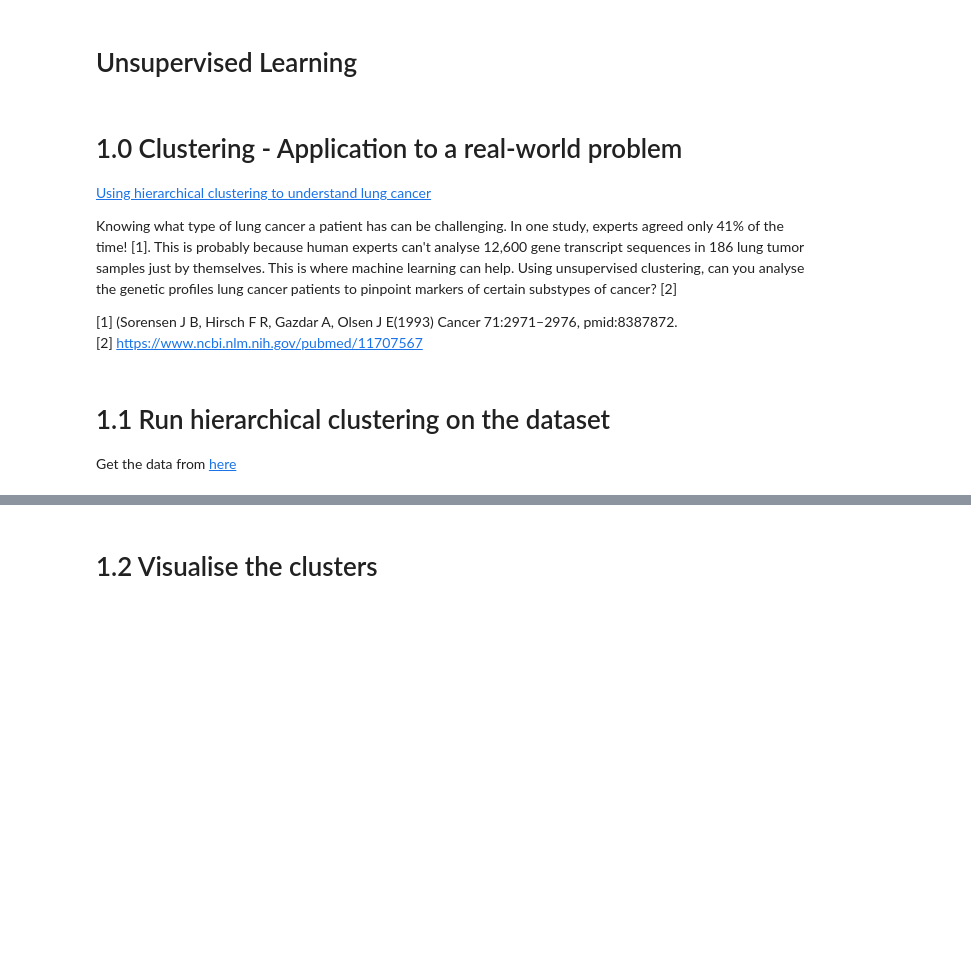
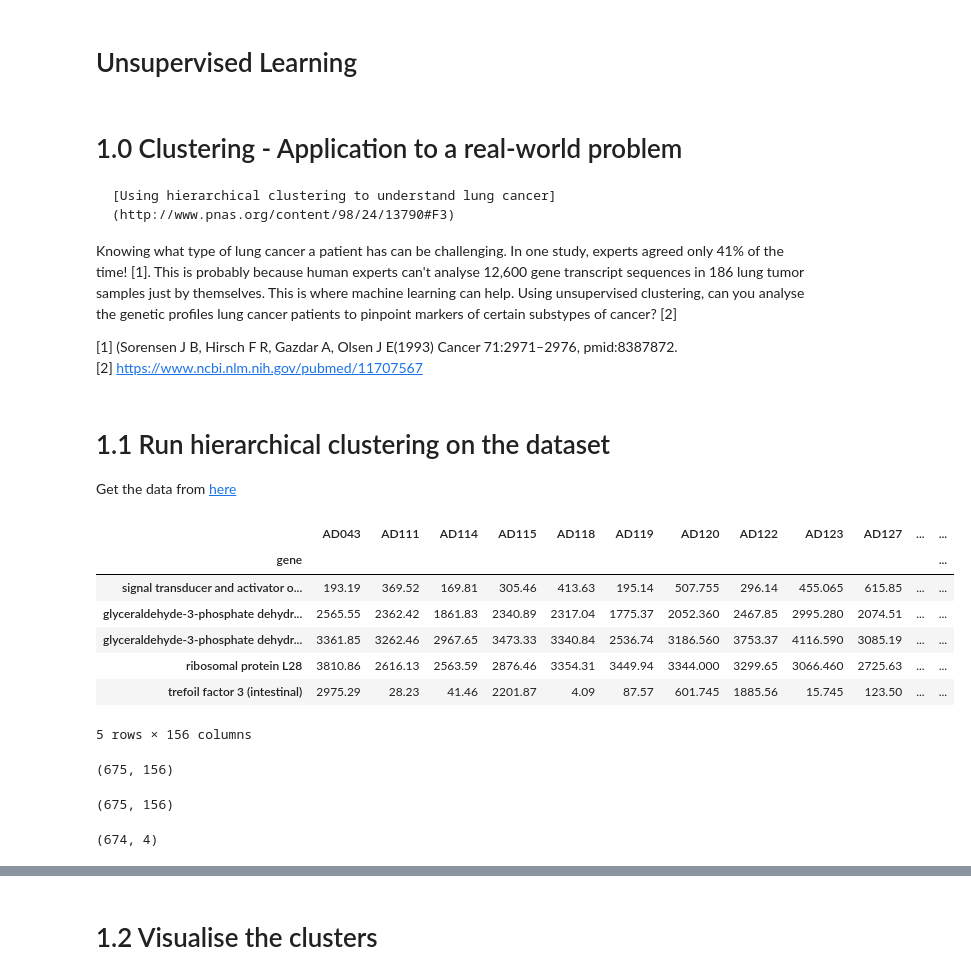
Before and after one commit to jeannefukumaru/aiap_02_unsupervised, a Jupyter notebook: clustering_cancer.ipynb, the cells around one changed output, grey strips where cells are left out. Drawn from its saved outputs; the diff is of its cells as text; code cells hidden in the pictures; blank space fills up the shorter version.

Commit message:
hierarchical clustering first pass

```diff
--- a/clustering_cancer.ipynb
+++ b/clustering_cancer.ipynb
@@ -3,7 +3,7 @@
 # %% [markdown]
 # 1.0 Clustering - Application to a real-world problem
 
-[Using hierarchical clustering to understand lung cancer](http://www.pnas.org/content/98/24/13790#F3)
+    [Using hierarchical clustering to understand lung cancer](http://www.pnas.org/content/98/24/13790#F3)
 
 Knowing what type of lung cancer a patient has can be challenging. In one study, experts agreed only 41% of the time! [1]. This is probably because human experts can't analyse 12,600 gene transcript sequences in 186 lung tumor samples just by themselves. This is where machine learning can help. Using unsupervised clustering, can you analyse the genetic profiles lung cancer patients to pinpoint markers of certain substypes of cancer? [2]
 
@@ -15,0 +31,21 @@ Get the data from [here](pubs.broadinstitute.org/mpr/projects/LUNG/DatasetB_675g
+# %%
+df = pd.read_csv('data/interim/DatasetB_675gene.csv', index_col='gene')
+df.head()
+# %% [output]
+|  | AD043 | AD111 | AD114 | AD115 | AD118 | AD119 | AD120 | AD122 | AD123 | AD127 | ... | ... |
+| gene |  |  |  |  |  |  |  |  |  |  |  | ... |
+| signal transducer and activator o... | 193.19 | 369.52 | 169.81 | 305.46 | 413.63 | 195.14 | 507.755 | 296.14 | 455.065 | 615.85 | ... | ... |
+| glyceraldehyde-3-phosphate dehydr... | 2565.55 | 2362.42 | 1861.83 | 2340.89 | 2317.04 | 1775.37 | 2052.360 | 2467.85 | 2995.280 | 2074.51 | ... | ... |
+| glyceraldehyde-3-phosphate dehydr... | 3361.85 | 3262.46 | 2967.65 | 3473.33 | 3340.84 | 2536.74 | 3186.560 | 3753.37 | 4116.590 | 3085.19 | ... | ... |
+| ribosomal protein L28 | 3810.86 | 2616.13 | 2563.59 | 2876.46 | 3354.31 | 3449.94 | 3344.000 | 3299.65 | 3066.460 | 2725.63 | ... | ... |
+| trefoil factor 3 (intestinal) | 2975.29 | 28.23 | 41.46 | 2201.87 | 4.09 | 87.57 | 601.745 | 1885.56 | 15.745 | 123.50 | ... | ... |
+5 rows × 156 columns
+# %%
+df.shape
+# %% [output]
+(675, 156)
+# %%
+df = np.asarray(df)
+df.shape
+# %% [output]
+(675, 156)
@@ -15,0 +58,4 @@ Get the data from [here](pubs.broadinstitute.org/mpr/projects/LUNG/DatasetB_675g
+# %%
+linkageMatrix.shape
+# %% [output]
+(674, 4)
```
Also changed, not shown: parts of 7 cells of this notebook, 2 other files.
